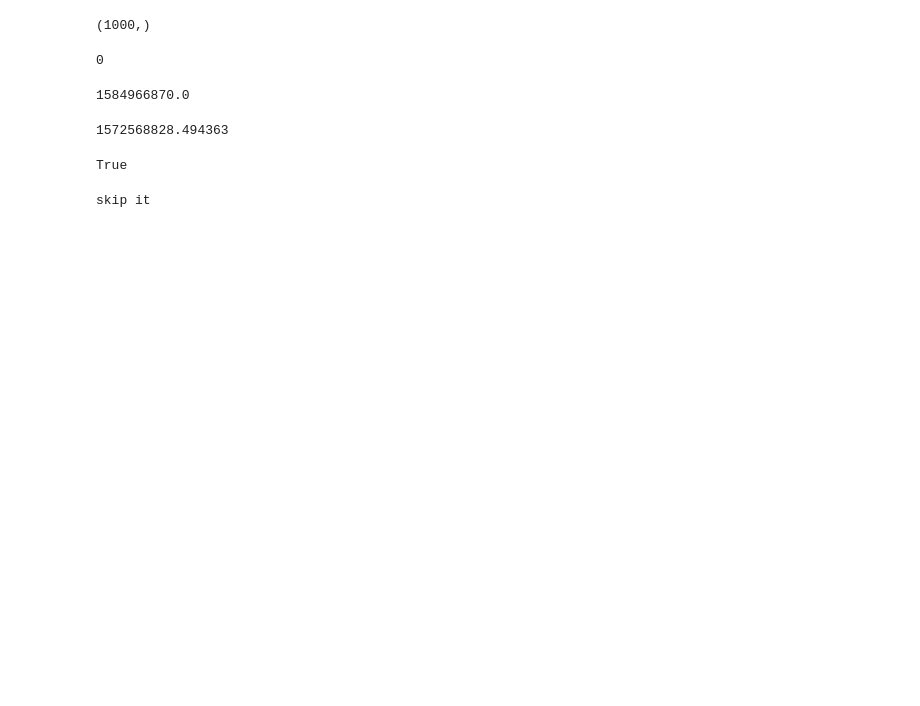
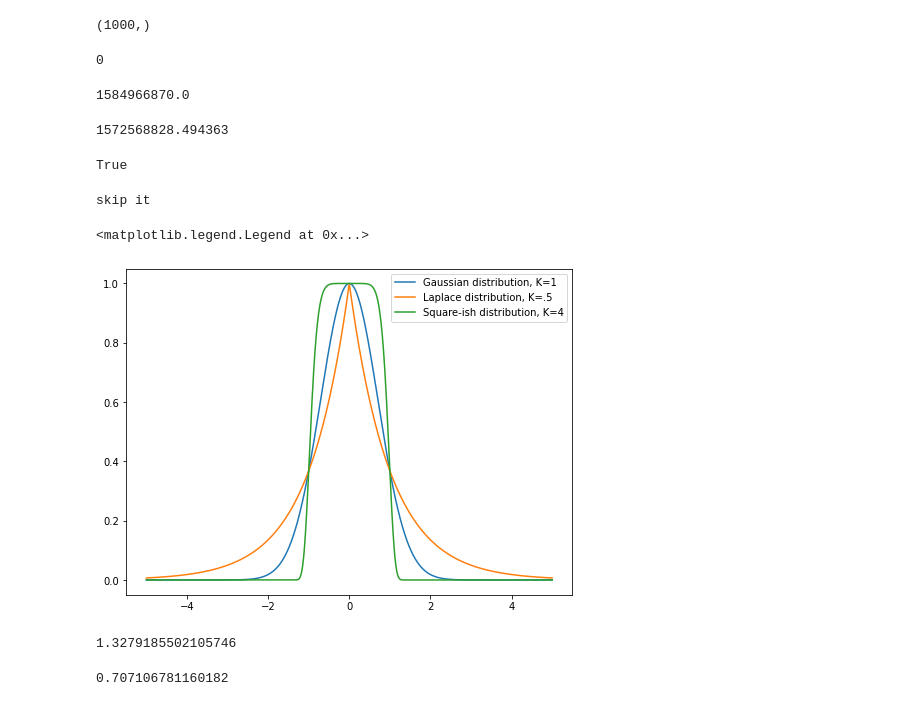
Before and after one commit to KullmannLab/pyecog2, a Jupyter notebook: Notebooks/Classifier Tests Multi animal.ipynb, the cells around one changed output. Cells and saved outputs as stored; diff of their text form; code cells hidden in the pictures; blank space fills up the shorter version.

```diff
--- a/Notebooks/Classifier Tests Multi animal.ipynb
+++ b/Notebooks/Classifier Tests Multi animal.ipynb
@@ -1644,3 +1664,22 @@ else:
     print('skip it')
 # %% [output]
 skip it
+# %%
+t = np.linspace(-5,5,1000)
+# %%
+plt.figure(figsize=(8,6))
+plt.plot(t,np.exp(-abs(t**2)),label='Gaussian distribution, K=1')
+plt.plot(t,np.exp(-abs(t)), label = 'Laplace distribution, K=.5')
+plt.plot(t,np.exp(-abs(t)**8), label = 'Square-ish distribution, K=4')
+plt.legend()
+# %% [output]
+<matplotlib.legend.Legend at 0x...>
+[figure, added]
+# %%
+np.sqrt(np.sum(np.exp(-abs(t))*t**2)/np.sum(np.exp(-abs(t))))
+# %% [output]
+1.3279185502105746
+# %%
+np.sqrt(np.sum(np.exp(-abs(t)**2)*(t**2))/np.sum(np.exp(-abs(t)**2)))
+# %% [output]
+0.707106781160182
```
Also changed, not shown: parts of 31 cells of this notebook, 4 other files.
